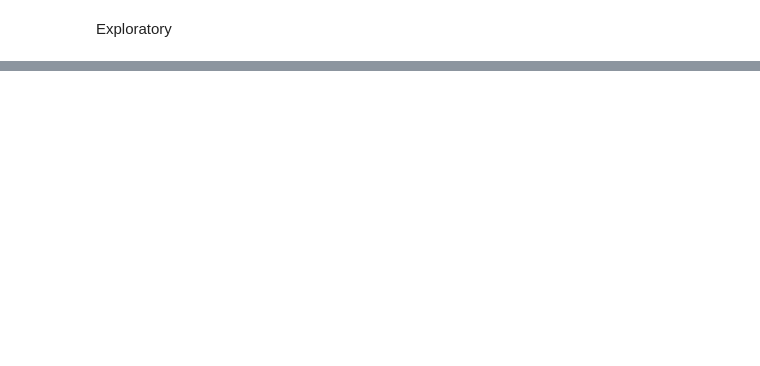
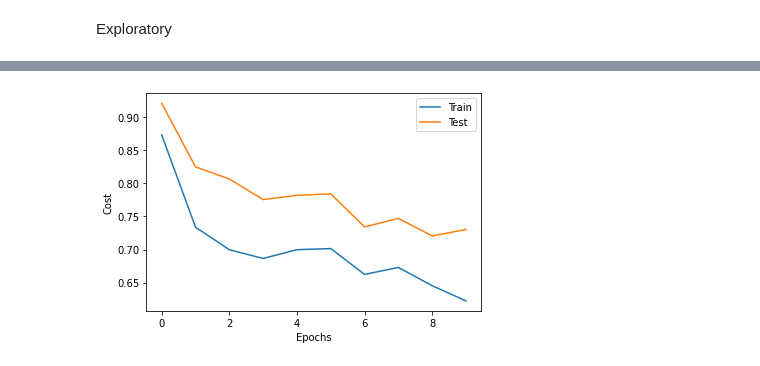
Before and after one commit to tsancode/Population5, a Jupyter notebook: code/Preliminary_data_exploration.ipynb, the cells around one changed output, grey strips where cells are left out. Cells and saved outputs as stored; diff of their text form; code cells hidden in the pictures; blank space fills up the shorter version.

```diff
--- a/code/Preliminary_data_exploration.ipynb
+++ b/code/Preliminary_data_exploration.ipynb
@@ -182,0 +88,27 @@ Dari hasil clustering, terbentuk 4 klaster, dengan rincian  39 persen kelurahan
+# %%
+x_train, x_test = np.array(x_train), np.array(x_test)
+y_train, y_test = np.array(y_train).reshape(-1, 1), np.array(y_test).reshape(-1, 1)
+# %%
+scaler_feature = StandardScaler()
+scaler_feature.fit(x_train)
+x_train = scaler_feature.transform(x_train)
+x_test = scaler_feature.transform(x_test)
+
+# Reshaping features for the LSTM
+x_train, x_test = x_train.reshape(-1,window,1), x_test.reshape(-1,window,1)
+
+scaler_target = StandardScaler()
+scaler_target.fit(y_train)
+y_train = scaler_target.transform(y_train)
+y_test = scaler_target.transform(y_test)
+# %%
+model = keras.Sequential()
+model.add(keras.layers.LSTM(units = 128, return_sequences = True, input_shape=(x_train.shape[1], x_train.shape[2])))
+model.add(keras.layers.Dropout(0.2))
+
+model.add(keras.layers.LSTM(units = 128))
+model.add(keras.layers.Dropout(0.25))
+model.add(keras.layers.Dense(1))
+
+model.compile(loss='mean_squared_error', optimizer='adam')
+model.summary()
@@ -182,0 +135,2 @@ Dari hasil clustering, terbentuk 4 klaster, dengan rincian  39 persen kelurahan
+# %%
+result = model.fit(x_train,y_train,validation_data=(x_test,y_test),epochs=10)
@@ -182,0 +158,13 @@ Dari hasil clustering, terbentuk 4 klaster, dengan rincian  39 persen kelurahan
+# %%
+# Function to print the results of the fit process
+def print_loss(result):
+    plt.plot(result.history['loss'])
+    plt.plot(result.history['val_loss'])
+    plt.legend(['Train', 'Test'])
+    plt.xlabel('Epochs')
+    plt.ylabel('Cost')
+    plt.show()
+
+print_loss(result)
+# %% [output]
+[figure, added]
```
Also changed, not shown: parts of 48 cells of this notebook.
